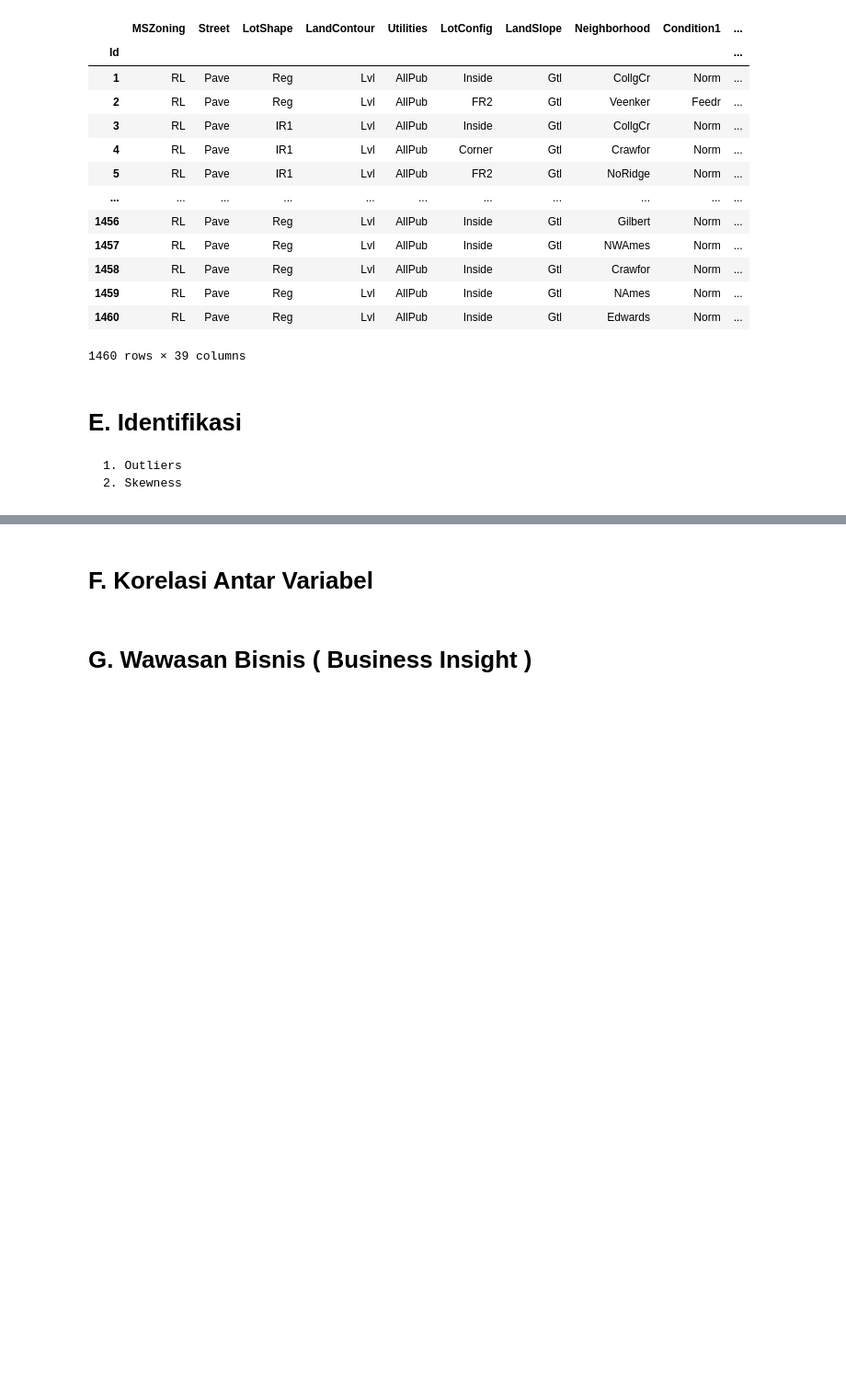
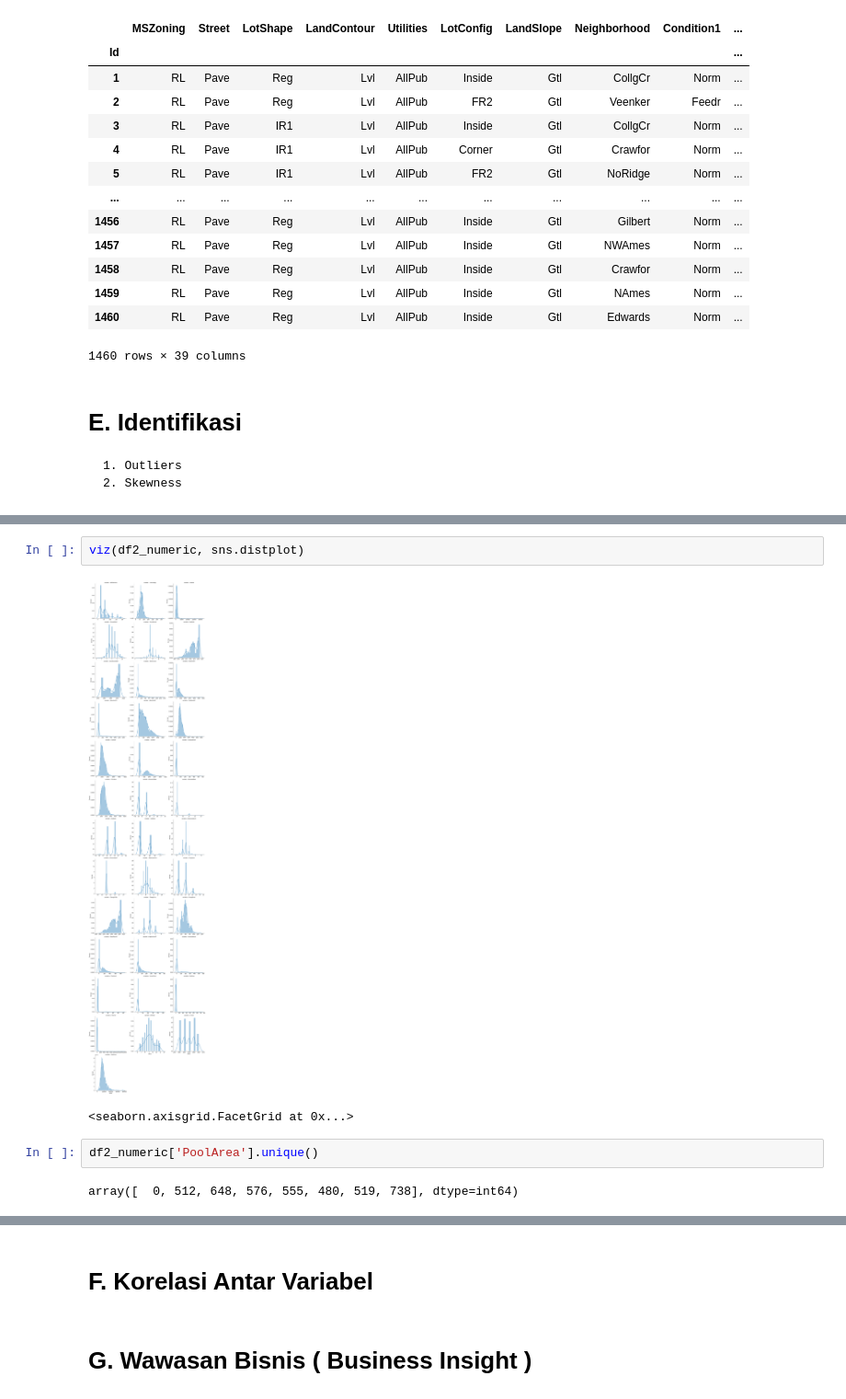
Before and after one commit to universeinme/Journal, a Jupyter notebook: python/hp-rat/processor.ipynb, the cells around one changed output, grey strips where cells are left out. Shown at 92% size. Drawn from its saved outputs; the diff is of its cells as text; blank space fills up the shorter version.

```diff
--- a/python/hp-rat/processor.ipynb
+++ b/python/hp-rat/processor.ipynb
@@ -302,0 +325,9 @@ df2_categoric
+# %%
+viz(df2_numeric, sns.distplot)
+# %% [output]
+[figure, added]
+<seaborn.axisgrid.FacetGrid at 0x...>
+# %%
+df2_numeric['PoolArea'].unique()
+# %% [output]
+array([  0, 512, 648, 576, 555, 480, 519, 738], dtype=int64)
```
Also changed, not shown: parts of 5 cells of this notebook.
